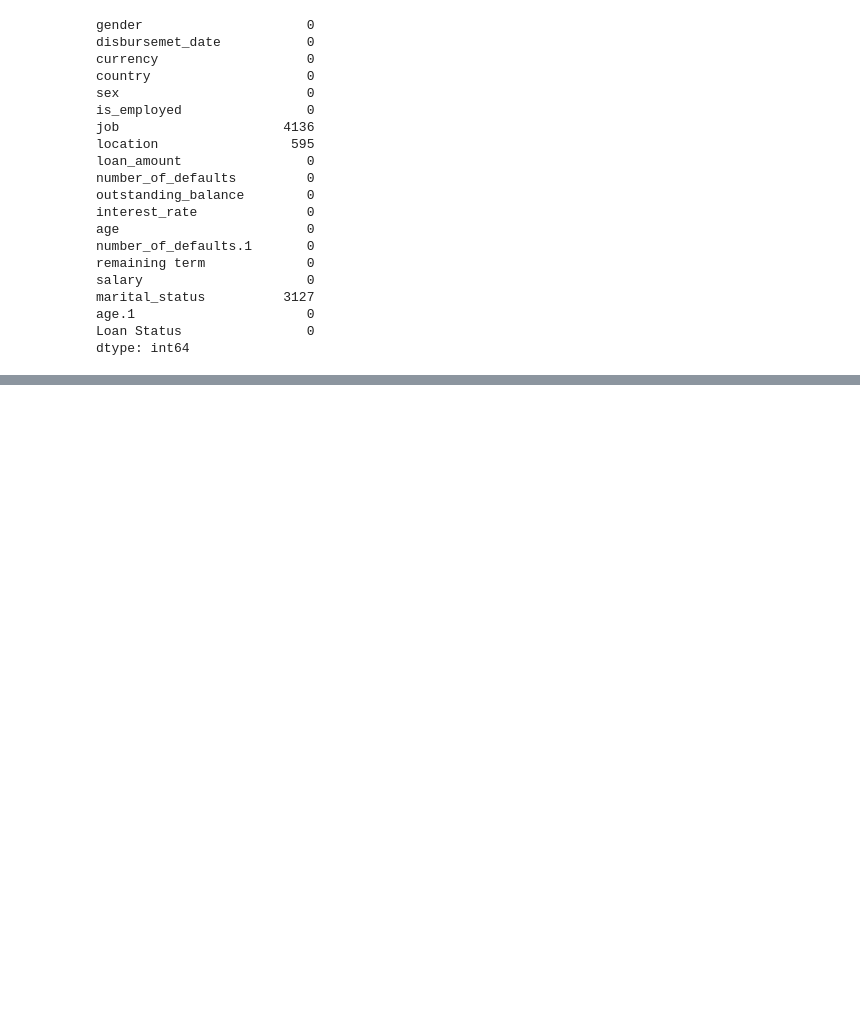
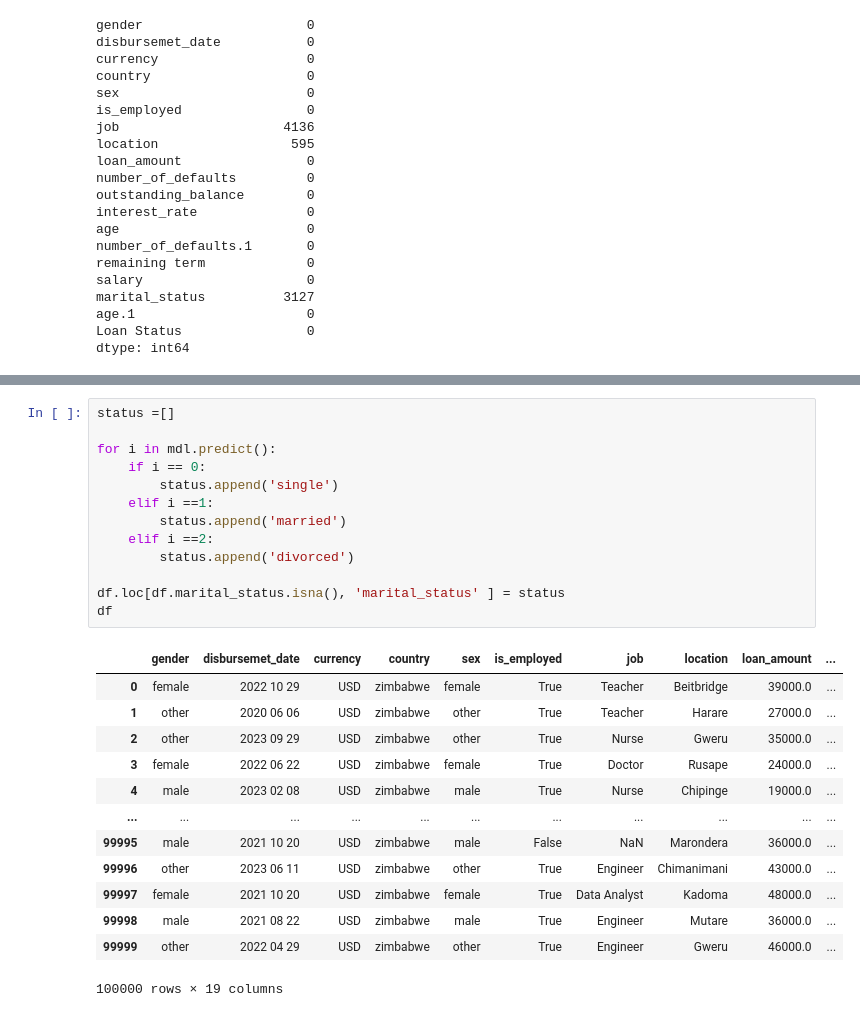
Before and after one commit to Augah2001/Data-Science-Competion-Question-and-Data, a Jupyter notebook: credit_risk.ipynb, the cells around one changed output, grey strips where cells are left out. Drawn from its saved outputs; the diff is of its cells as text; blank space fills up the shorter version.

```diff
--- a/credit_risk.ipynb
+++ b/credit_risk.ipynb
@@ -391,0 +425,27 @@ dtype: int64
+# %%
+status =[]
+
+for i in mdl.predict():
+    if i == 0:
+        status.append('single')
+    elif i ==1:
+        status.append('married')
+    elif i ==2:
+        status.append('divorced')
+
+df.loc[df.marital_status.isna(), 'marital_status' ] = status
+df
+# %% [output]
+|  | gender | disbursemet_date | currency | country | sex | is_employed | job | location | loan_amount | ... |
+| 0 | female | 2022 10 29 | USD | zimbabwe | female | True | Teacher | Beitbridge | 39000.0 | ... |
+| 1 | other | 2020 06 06 | USD | zimbabwe | other | True | Teacher | Harare | 27000.0 | ... |
+| 2 | other | 2023 09 29 | USD | zimbabwe | other | True | Nurse | Gweru | 35000.0 | ... |
+| 3 | female | 2022 06 22 | USD | zimbabwe | female | True | Doctor | Rusape | 24000.0 | ... |
+| 4 | male | 2023 02 08 | USD | zimbabwe | male | True | Nurse | Chipinge | 19000.0 | ... |
+| ... | ... | ... | ... | ... | ... | ... | ... | ... | ... | ... |
+| 99995 | male | 2021 10 20 | USD | zimbabwe | male | False | NaN | Marondera | 36000.0 | ... |
+| 99996 | other | 2023 06 11 | USD | zimbabwe | other | True | Engineer | Chimanimani | 43000.0 | ... |
+| 99997 | female | 2021 10 20 | USD | zimbabwe | female | True | Data Analyst | Kadoma | 48000.0 | ... |
+| 99998 | male | 2021 08 22 | USD | zimbabwe | male | True | Engineer | Mutare | 36000.0 | ... |
+| 99999 | other | 2022 04 29 | USD | zimbabwe | other | True | Engineer | Gweru | 46000.0 | ... |
+100000 rows × 19 columns
```
Also changed, not shown: parts of 8 cells of this notebook, 1 other file.
